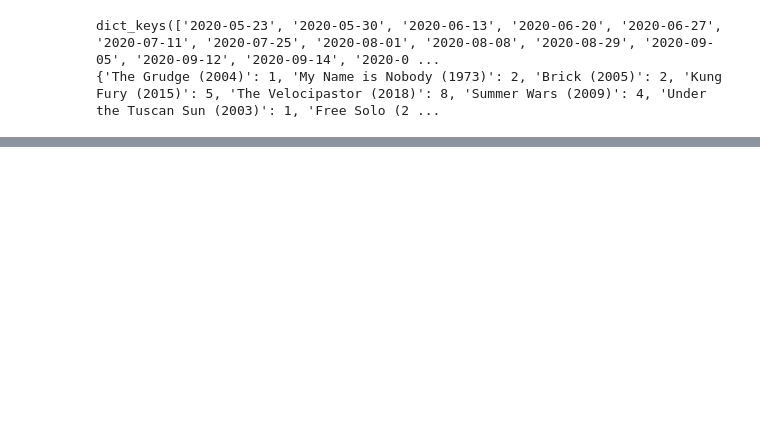
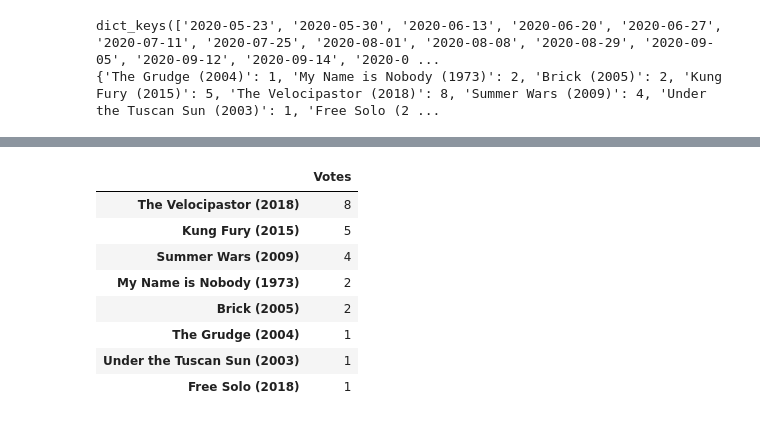
Before and after one commit to ark0015/MovieNight, a Jupyter notebook: movie_night_notebook_v1.ipynb, the cells around one changed output, grey strips where cells are left out. Cells and saved outputs as stored; diff of their text form; code cells hidden in the pictures; blank space fills up the shorter version.

```diff
--- a/movie_night_notebook_v1.ipynb
+++ b/movie_night_notebook_v1.ipynb
@@ -109,0 +94,19 @@ Free Solo (2018)                                         1
+# %%
+#vote_group_today = {key:[val] for key,val in vote_groups['2020-10-17'].items()}
+#vote_group_today
+
+vote_df_today = pandas.DataFrame.from_dict({key:[val] for key,val in vote_groups['2020-10-17'].items()})
+vote_df_today = vote_df_today.rename(index={0:"Votes"})
+#vote_df_today
+vote_df_today = vote_df_today.T
+vote_df_today.sort_values(by="Votes",ascending=False)
+# %% [output]
+|  | Votes |
+| The Velocipastor (2018) | 8 |
+| Kung Fury (2015) | 5 |
+| Summer Wars (2009) | 4 |
+| My Name is Nobody (1973) | 2 |
+| Brick (2005) | 2 |
+| The Grudge (2004) | 1 |
+| Under the Tuscan Sun (2003) | 1 |
+| Free Solo (2018) | 1 |
```
Also changed, not shown: parts of 7 cells of this notebook, 7 other files.
